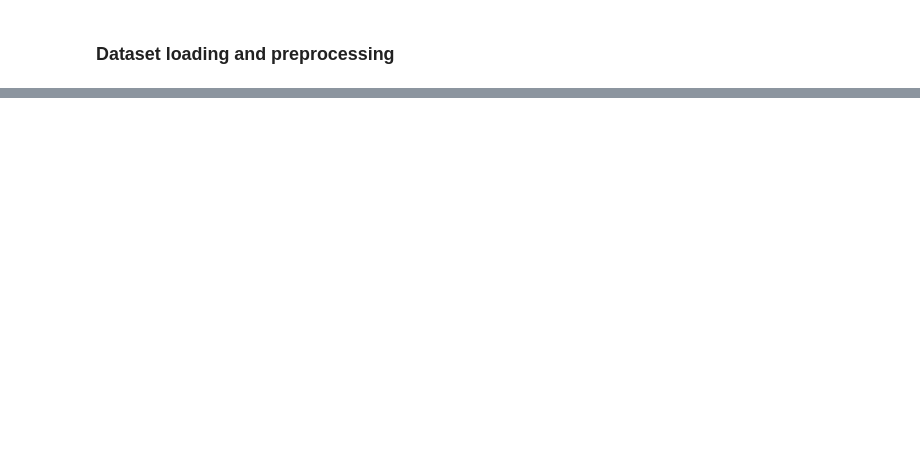
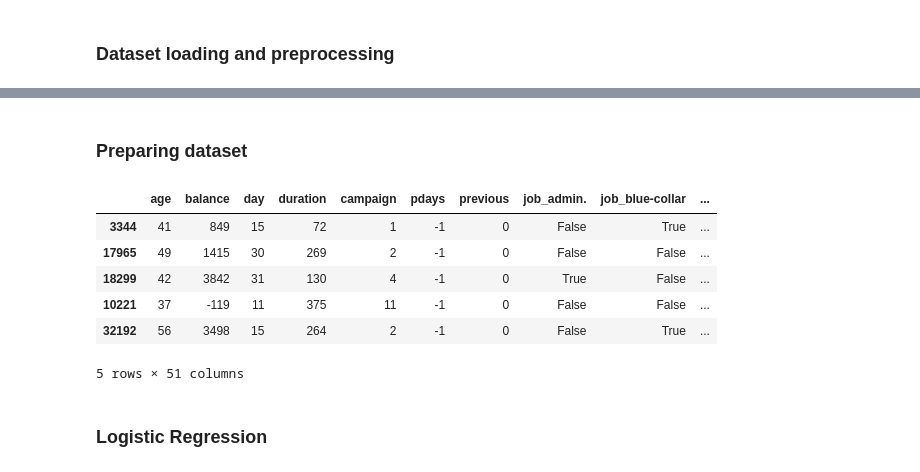
Before and after one commit to codermehraj/Machine-Learning-with-Python, a Jupyter notebook: Practice Codes/Bank.ipynb, the cells around one changed output, grey strips where cells are left out. Saved outputs shown, nothing was run; the diff lists cells and outputs as text; code cells hidden in the pictures; blank space fills up the shorter version.

```diff
--- a/Practice Codes/Bank.ipynb
+++ b/Practice Codes/Bank.ipynb
@@ -25,0 +120,23 @@ df = pd.read_csv(data_dir, sep=';')
+# %% [markdown]
+### Preparing dataset
+# %%
+y_train.replace('no', 0,inplace=True)
+y_train.replace('yes', 1,inplace=True)
+y_val.replace('no', 0,inplace=True)
+y_val.replace('yes', 1,inplace=True)
+
+x_train = pd.get_dummies(x_train)
+x_val = pd.get_dummies(x_val)
+
+
+x_train.head()
+# %% [output]
+|  | age | balance | day | duration | campaign | pdays | previous | job_admin. | job_blue-collar | ... |
+| 3344 | 41 | 849 | 15 | 72 | 1 | -1 | 0 | False | True | ... |
+| 17965 | 49 | 1415 | 30 | 269 | 2 | -1 | 0 | False | False | ... |
+| 18299 | 42 | 3842 | 31 | 130 | 4 | -1 | 0 | True | False | ... |
+| 10221 | 37 | -119 | 11 | 375 | 11 | -1 | 0 | False | False | ... |
+| 32192 | 56 | 3498 | 15 | 264 | 2 | -1 | 0 | False | True | ... |
+5 rows × 51 columns
+# %% [markdown]
+### Logistic Regression
```
Also changed, not shown: parts of 15 cells of this notebook.
